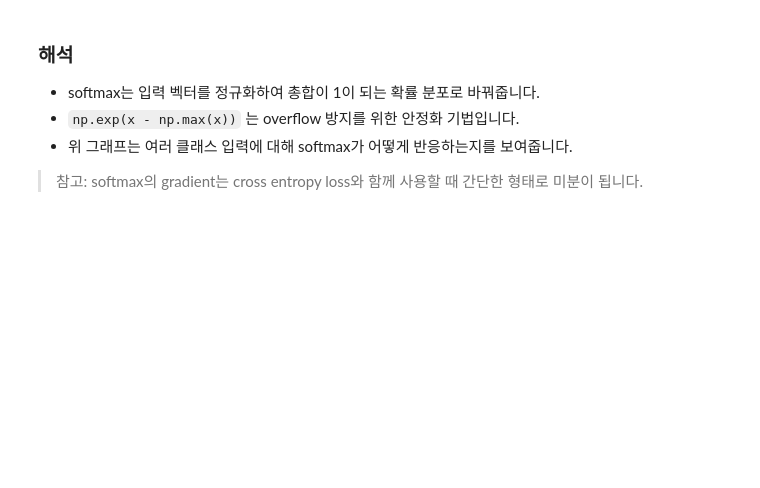
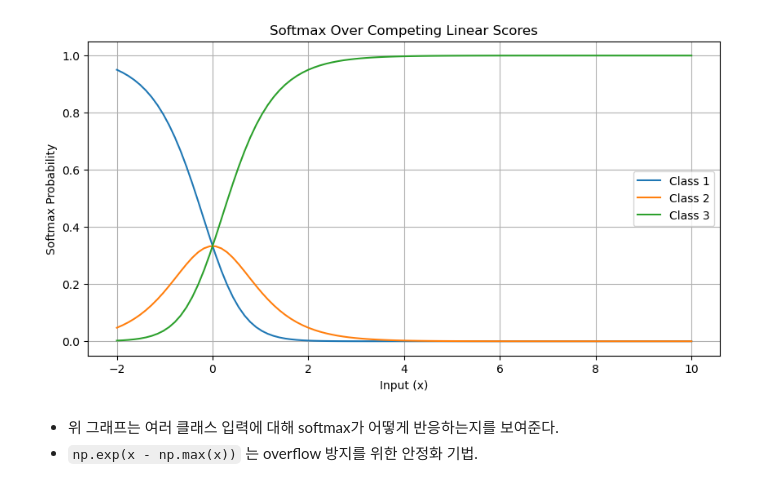
Before and after one commit to codeMinst/ai-concept-notes, a Jupyter notebook: softmax.ipynb, the cells around one changed output. Cells and saved outputs as stored; diff of their text form; code cells hidden in the pictures; blank space fills up the shorter version.

Commit message:
add softmax

```diff
--- a/softmax.ipynb
+++ b/softmax.ipynb
@@ -11,28 +59,33 @@ $$
 # %%
 import numpy as np
 import matplotlib.pyplot as plt
 
 def softmax(x):
     e_x = np.exp(x - np.max(x))
     return e_x / e_x.sum()
 
-x = np.linspace(-2, 2, 100)
-x_matrix = np.vstack([x, x + 0.5, x - 0.5])
-y = np.apply_along_axis(softmax, 0, x_matrix)
+x = np.linspace(-2, 10, 100)
 
-plt.figure(figsize=(8, 4))
+# 예: 각 클래스가 서로 다른 위치에서 최고점을 갖도록 조정
+scores = np.vstack([
+    -1.5 * x,
+    0.0 * x,
+    1.5 * x
+])
+
+y = np.apply_along_axis(softmax, 0, scores)
+
+plt.figure(figsize=(10, 5))
 for i in range(y.shape[0]):
     plt.plot(x, y[i], label=f'Class {i+1}')
-plt.title("Softmax Outputs Over Input Range")
-plt.xlabel("Input value")
-plt.ylabel("Probability")
+plt.title("Softmax Over Competing Linear Scores")
+plt.xlabel("Input (x)")
+plt.ylabel("Softmax Probability")
 plt.legend()
 plt.grid(True)
 plt.show()
+# %% [output]
+[figure, added]
 # %% [markdown]
-### 해석
-- softmax는 입력 벡터를 정규화하여 총합이 1이 되는 확률 분포로 바꿔줍니다.
-- `np.exp(x - np.max(x))` 는 overflow 방지를 위한 안정화 기법입니다.
-- 위 그래프는 여러 클래스 입력에 대해 softmax가 어떻게 반응하는지를 보여줍니다.
-
-> 참고: softmax의 gradient는 cross entropy loss와 함께 사용할 때 간단한 형태로 미분이 됩니다.
+- 위 그래프는 여러 클래스 입력에 대해 softmax가 어떻게 반응하는지를 보여준다.
+- `np.exp(x - np.max(x))` 는 overflow 방지를 위한 안정화 기법.
```
Also changed, not shown: parts of 2 cells of this notebook.
